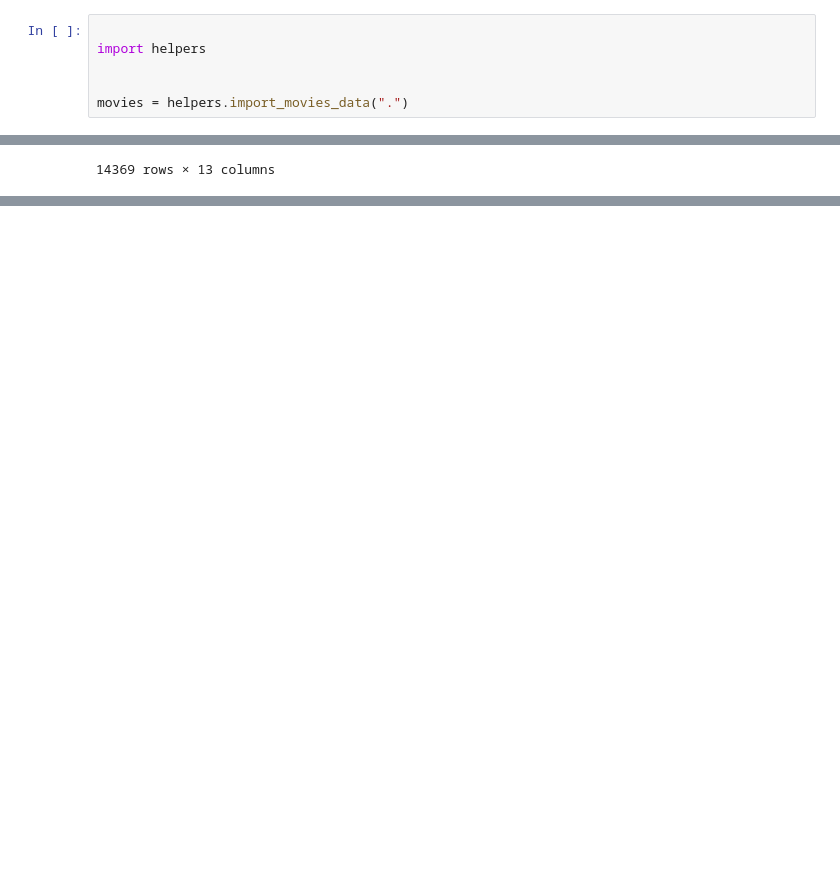
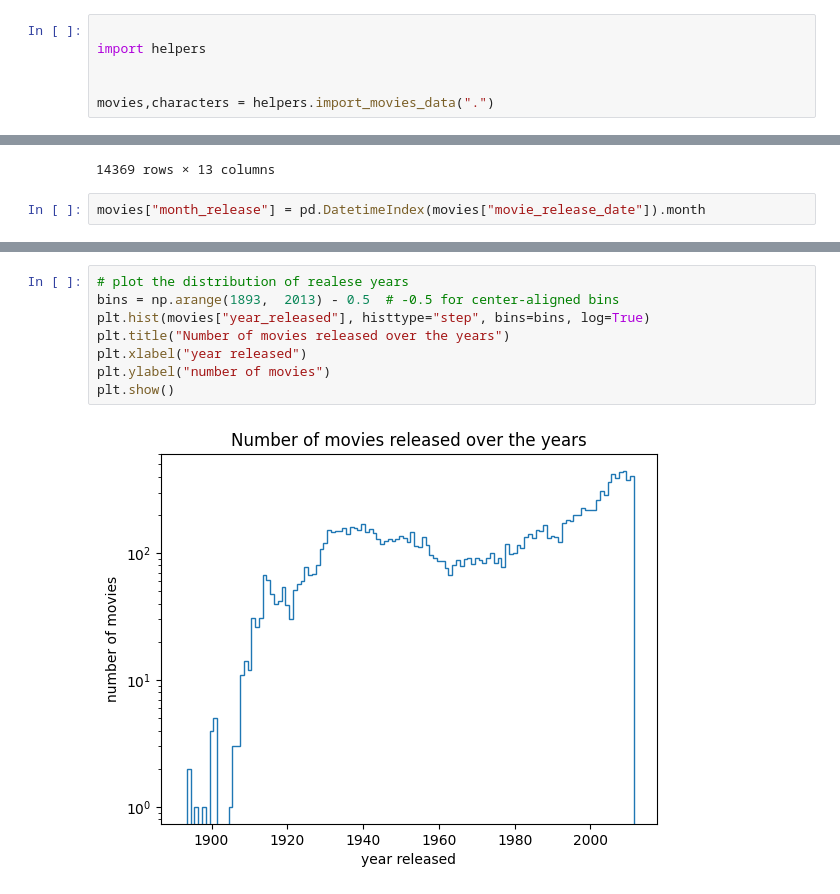
Before and after one commit to epfl-ada/ada-2023-project-zalix, a Jupyter notebook: project_milestone2.ipynb, the cells around one changed output, grey strips where cells are left out. Drawn from its saved outputs; the diff is of its cells as text; blank space fills up the shorter version.

```diff
--- a/project_milestone2.ipynb
+++ b/project_milestone2.ipynb
@@ -6,7 +30,7 @@
 import helpers
 
 
-movies = helpers.import_movies_data(".")
+movies,characters = helpers.import_movies_data(".")
 # %%
 movies
 # %% [output]
@@ -23,3 +47,5 @@ movies
 | 39351 | 664006 | /m/030xw6 | Guilty as Sin | 1993-06-04 | 22886222.0 | ... |
 | 39360 | 9971909 | /m/02pygw1 | Another Nice Mess | 1972-09-22 | NaN | ... |
 14369 rows × 13 columns
+# %%
+movies["month_release"] = pd.DatetimeIndex(movies["movie_release_date"]).month
@@ -25,0 +64,10 @@ movies
+# %%
+# plot the distribution of realese years
+bins = np.arange(1893,  2013) - 0.5  # -0.5 for center-aligned bins
+plt.hist(movies["year_released"], histtype="step", bins=bins, log=True)
+plt.title("Number of movies released over the years")
+plt.xlabel("year released")
+plt.ylabel("number of movies")
+plt.show()
+# %% [output]
+[figure, added]
```
Also changed, not shown: parts of 3 cells of this notebook, 1 other file.
